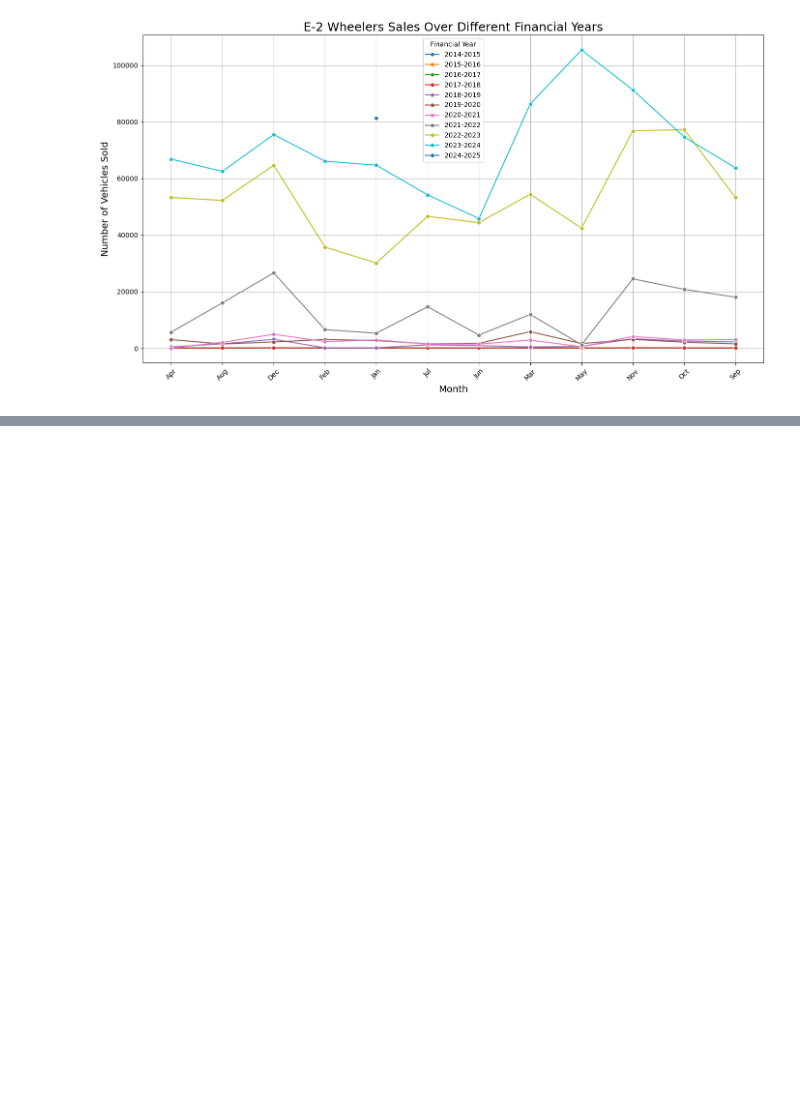
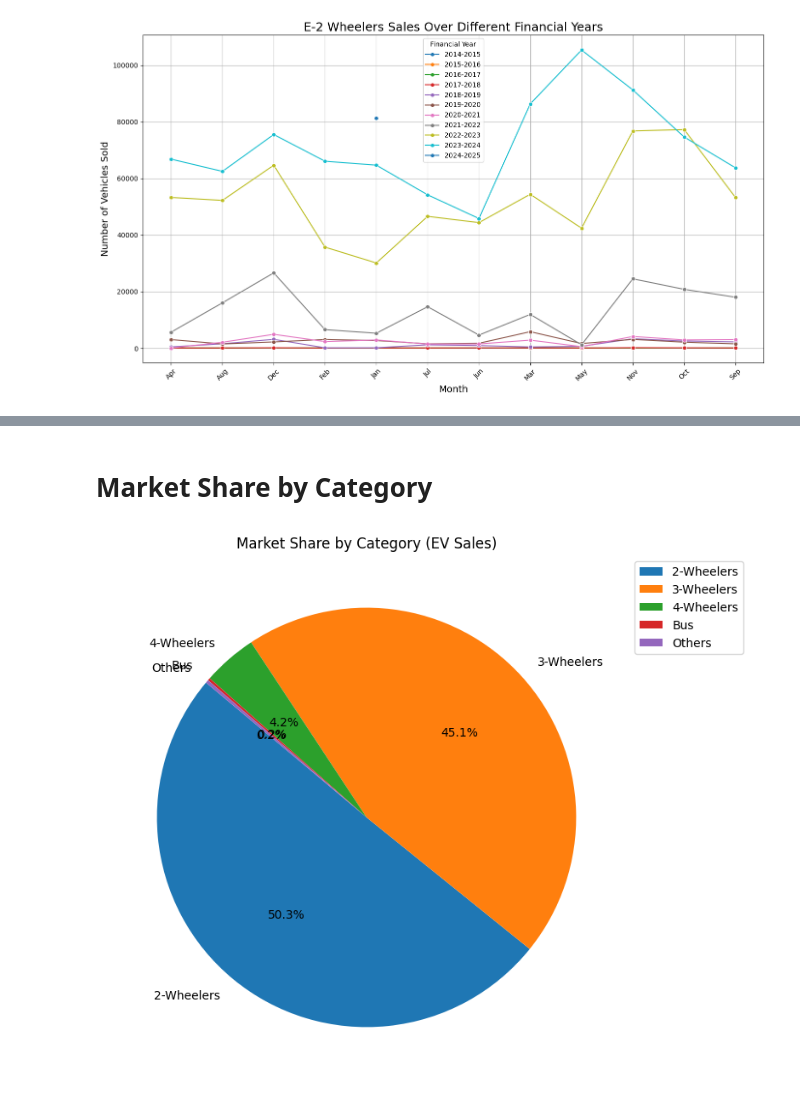
Before and after one commit to LuckshyArora/EV_Market_Segmentation, a Jupyter notebook: EV_Demographic_Segmentation.ipynb, the cells around one changed output, grey strips where cells are left out. Drawn from its saved outputs; the diff is of its cells as text; code cells hidden in the pictures; blank space fills up the shorter version.

```diff
--- a/EV_Demographic_Segmentation.ipynb
+++ b/EV_Demographic_Segmentation.ipynb
@@ -353,0 +381,12 @@ plt.show()
+# %% [markdown]
+# Market Share by Category
+# %%
+segment_sales = df.groupby("Vehicle_Category")["EV_Sales_Quantity"].sum()
+
+plt.figure(figsize=(8, 8))
+plt.pie(segment_sales, labels=segment_sales.index, autopct='%1.1f%%', startangle=140)
+plt.title("Market Share by Category (EV Sales)")
+plt.legend(segment_sales.index, loc="upper left", fontsize=10, bbox_to_anchor=(1, 1))
+plt.show()
+# %% [output]
+[figure, added]
```
Also changed, not shown: parts of 9 cells of this notebook, 1 other file.
